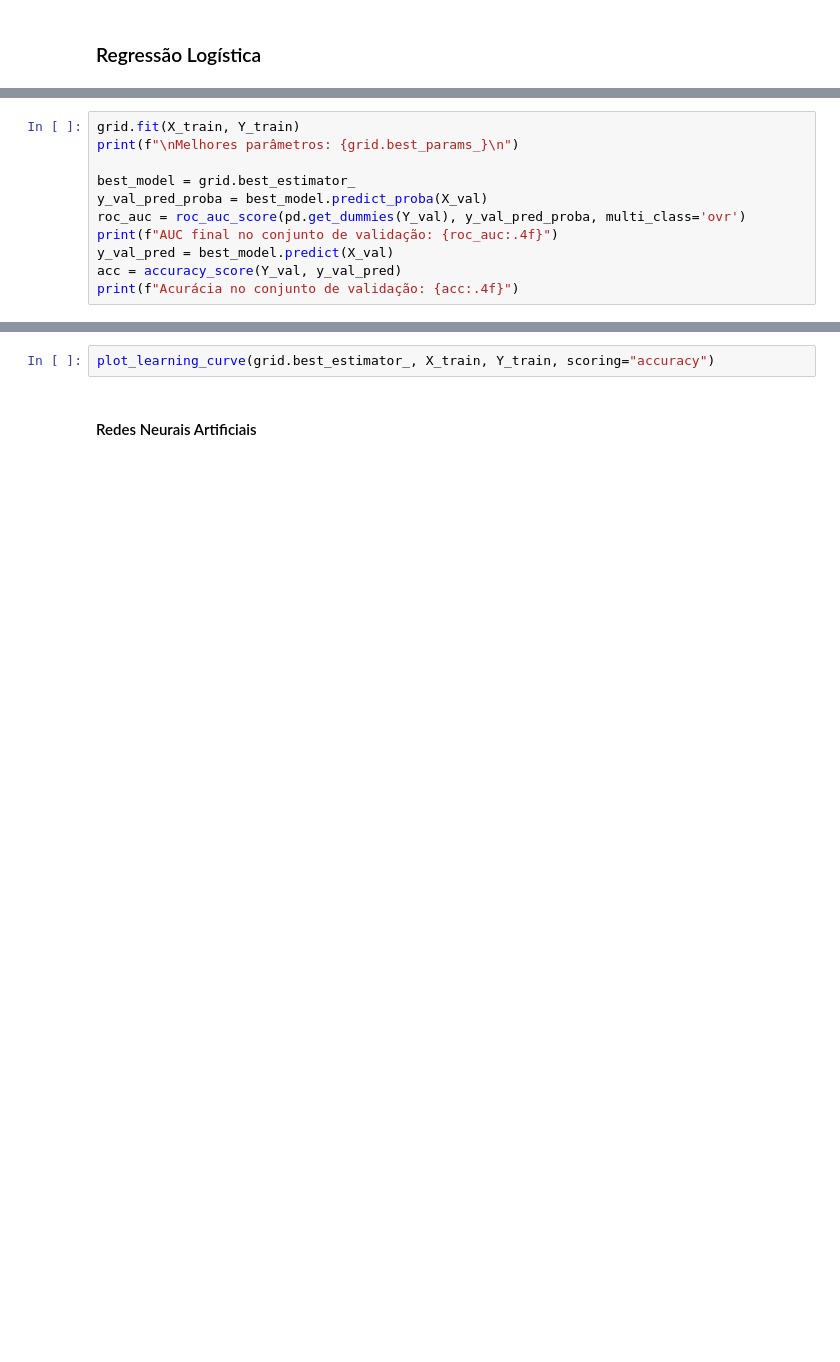
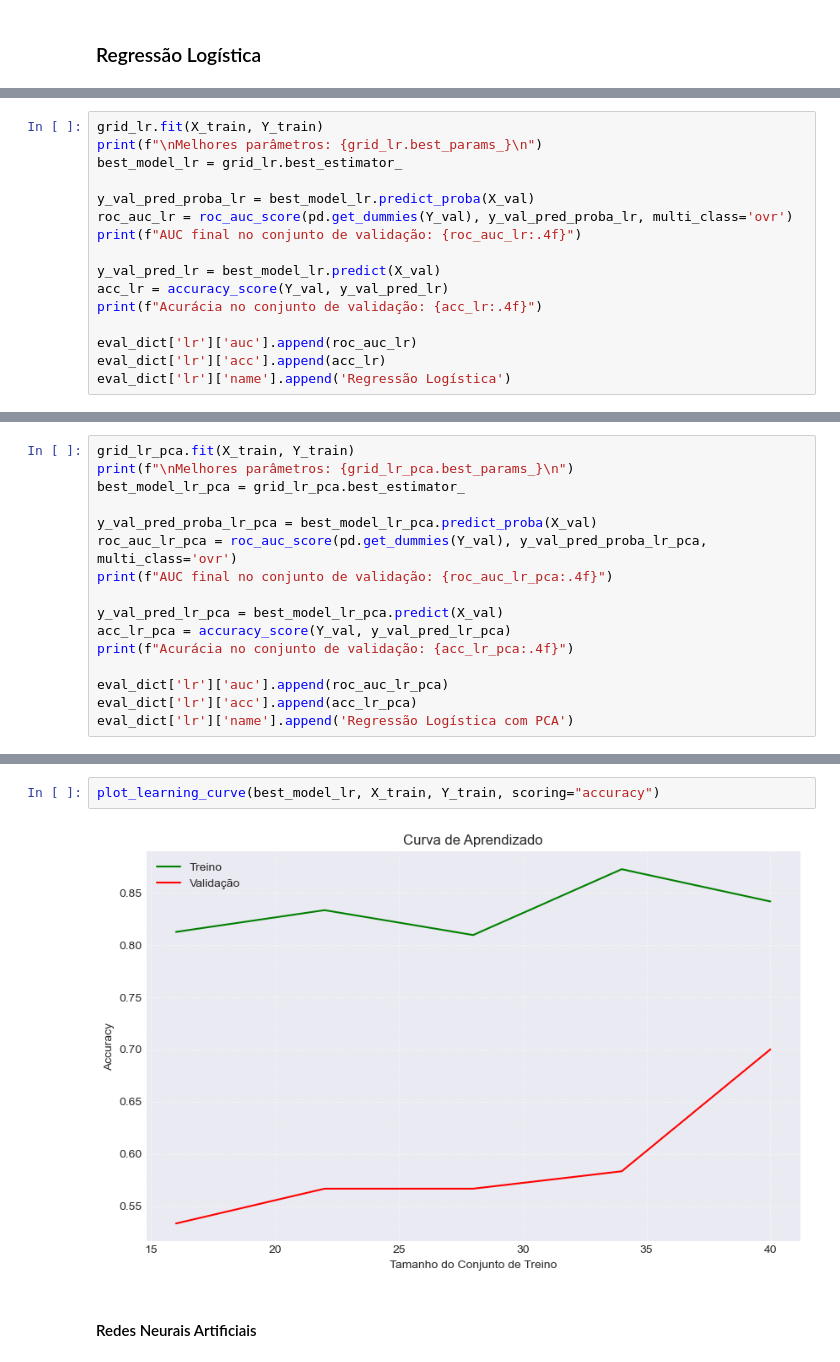
Before and after one commit to AraujoStreicher/physiological-stress-monitor, a Jupyter notebook: main.ipynb, the cells around one changed output, grey strips where cells are left out. Cells and saved outputs as stored; diff of their text form; blank space fills up the shorter version.

```diff
--- a/main.ipynb
+++ b/main.ipynb
@@ -211,11 +371,16 @@ grid = fit_kfold_grid_search('LogReg', LogisticRegression(), param_grid, X_train
 # %%
-grid.fit(X_train, Y_train)
-print(f"\nMelhores parâmetros: {grid.best_params_}\n")
+grid_lr.fit(X_train, Y_train)
+print(f"\nMelhores parâmetros: {grid_lr.best_params_}\n")
+best_model_lr = grid_lr.best_estimator_
 
-best_model = grid.best_estimator_
-y_val_pred_proba = best_model.predict_proba(X_val)
-roc_auc = roc_auc_score(pd.get_dummies(Y_val), y_val_pred_proba, multi_class='ovr')
-print(f"AUC final no conjunto de validação: {roc_auc:.4f}")
-y_val_pred = best_model.predict(X_val)
-acc = accuracy_score(Y_val, y_val_pred)
-print(f"Acurácia no conjunto de validação: {acc:.4f}")
+y_val_pred_proba_lr = best_model_lr.predict_proba(X_val)
+roc_auc_lr = roc_auc_score(pd.get_dummies(Y_val), y_val_pred_proba_lr, multi_class='ovr')
+print(f"AUC final no conjunto de validação: {roc_auc_lr:.4f}")
+
+y_val_pred_lr = best_model_lr.predict(X_val)
+acc_lr = accuracy_score(Y_val, y_val_pred_lr)
+print(f"Acurácia no conjunto de validação: {acc_lr:.4f}")
+
+eval_dict['lr']['auc'].append(roc_auc_lr)
+eval_dict['lr']['acc'].append(acc_lr)
+eval_dict['lr']['name'].append('Regressão Logística')
@@ -221,0 +394,16 @@ print(f"Acurácia no conjunto de validação: {acc:.4f}")
+# %%
+grid_lr_pca.fit(X_train, Y_train)
+print(f"\nMelhores parâmetros: {grid_lr_pca.best_params_}\n")
+best_model_lr_pca = grid_lr_pca.best_estimator_
+
+y_val_pred_proba_lr_pca = best_model_lr_pca.predict_proba(X_val)
+roc_auc_lr_pca = roc_auc_score(pd.get_dummies(Y_val), y_val_pred_proba_lr_pca, multi_class='ovr')
+print(f"AUC final no conjunto de validação: {roc_auc_lr_pca:.4f}")
+
+y_val_pred_lr_pca = best_model_lr_pca.predict(X_val)
+acc_lr_pca = accuracy_score(Y_val, y_val_pred_lr_pca)
+print(f"Acurácia no conjunto de validação: {acc_lr_pca:.4f}")
+
+eval_dict['lr']['auc'].append(roc_auc_lr_pca)
+eval_dict['lr']['acc'].append(acc_lr_pca)
+eval_dict['lr']['name'].append('Regressão Logística com PCA')
@@ -222,4 +417,6 @@ print(f"Acurácia no conjunto de validação: {acc:.4f}")
 # %%
-plot_learning_curve(grid.best_estimator_, X_train, Y_train, scoring="accuracy")
+plot_learning_curve(best_model_lr, X_train, Y_train, scoring="accuracy")
+# %% [output]
+[figure, added]
 # %% [markdown]
 #### Redes Neurais Artificiais
```
Also changed, not shown: parts of 77 cells of this notebook, 4 other files.
